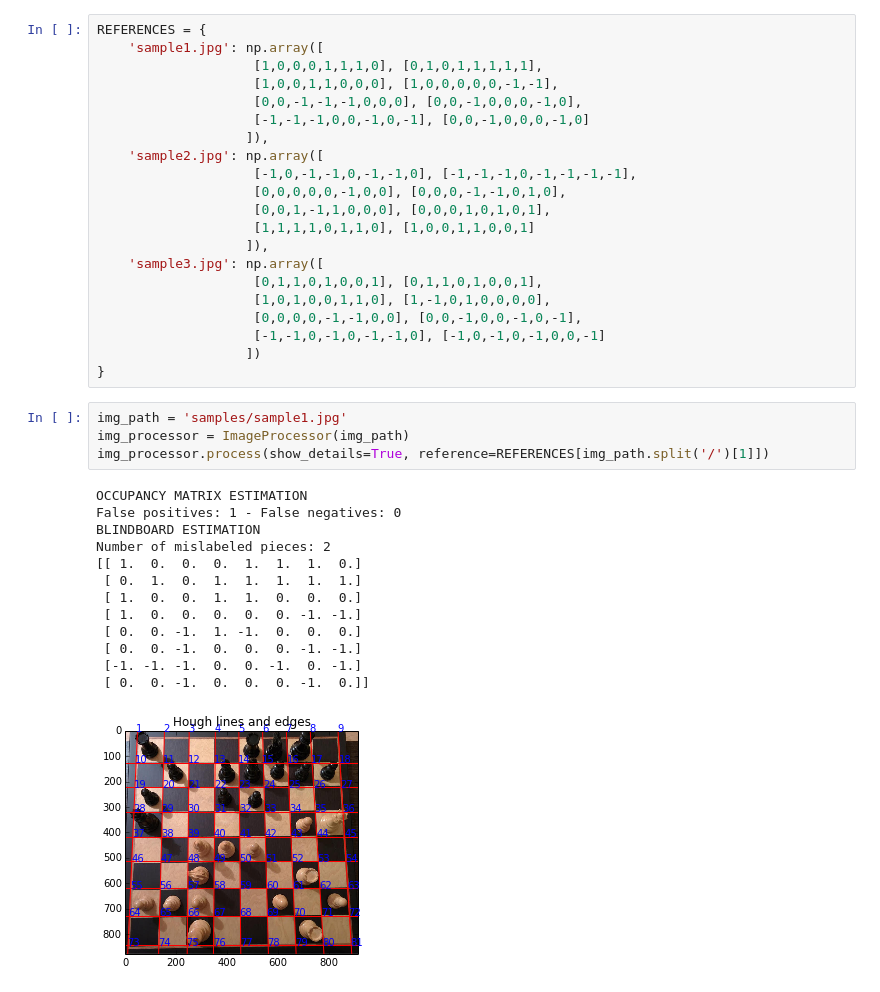
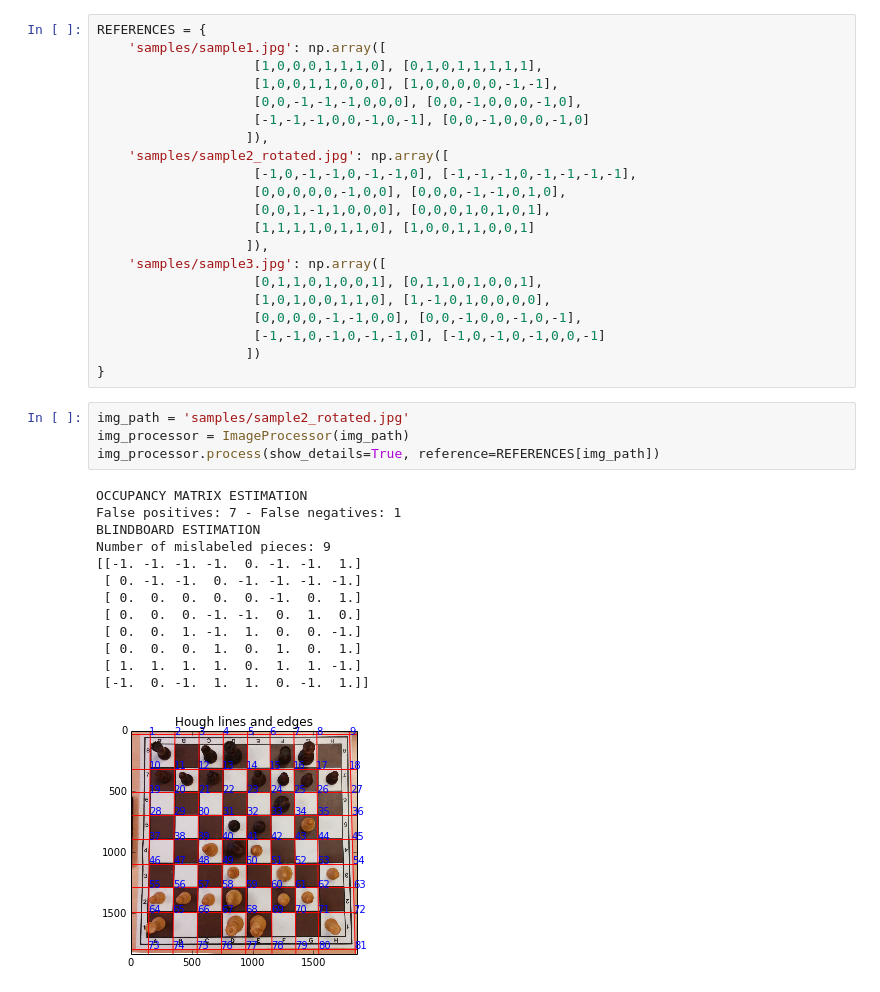
Before and after one commit to superwhoopy/chessreader, a Jupyter notebook: imgprocessor/image_processor.ipynb, the cells around one changed output. Drawn from its saved outputs; the diff is of its cells as text.

```diff
--- a/imgprocessor/image_processor.ipynb
+++ b/imgprocessor/image_processor.ipynb
@@ -186,19 +198,19 @@ class ImageProcessor(object):
         self._blindboard_matrix = np.reshape(estimates, (8, 8))
 # %%
 REFERENCES = {
-    'sample1.jpg': np.array([
+    'samples/sample1.jpg': np.array([
                     [1,0,0,0,1,1,1,0], [0,1,0,1,1,1,1,1],
                     [1,0,0,1,1,0,0,0], [1,0,0,0,0,0,-1,-1],
                     [0,0,-1,-1,-1,0,0,0], [0,0,-1,0,0,0,-1,0],
                     [-1,-1,-1,0,0,-1,0,-1], [0,0,-1,0,0,0,-1,0]
                    ]),
-    'sample2.jpg': np.array([
+    'samples/sample2_rotated.jpg': np.array([
                     [-1,0,-1,-1,0,-1,-1,0], [-1,-1,-1,0,-1,-1,-1,-1],
                     [0,0,0,0,0,-1,0,0], [0,0,0,-1,-1,0,1,0],
                     [0,0,1,-1,1,0,0,0], [0,0,0,1,0,1,0,1],
                     [1,1,1,1,0,1,1,0], [1,0,0,1,1,0,0,1]
                    ]),
-    'sample3.jpg': np.array([
+    'samples/sample3.jpg': np.array([
                     [0,1,1,0,1,0,0,1], [0,1,1,0,1,0,0,1],
                     [1,0,1,0,0,1,1,0], [1,-1,0,1,0,0,0,0],
                     [0,0,0,0,-1,-1,0,0], [0,0,-1,0,0,-1,0,-1],
@@ -206,20 +218,20 @@ REFERENCES = {
                    ])
 }
 # %%
-img_path = 'samples/sample1.jpg'
+img_path = 'samples/sample2_rotated.jpg'
 img_processor = ImageProcessor(img_path)
-img_processor.process(show_details=True, reference=REFERENCES[img_path.split('/')[1]])
+img_processor.process(show_details=True, reference=REFERENCES[img_path])
 # %% [output]
 OCCUPANCY MATRIX ESTIMATION
-False positives: 1 - False negatives: 0
+False positives: 7 - False negatives: 1
 BLINDBOARD ESTIMATION
-Number of mislabeled pieces: 2
-[[ 1.  0.  0.  0.  1.  1.  1.  0.]
- [ 0.  1.  0.  1.  1.  1.  1.  1.]
- [ 1.  0.  0.  1.  1.  0.  0.  0.]
- [ 1.  0.  0.  0.  0.  0. -1. -1.]
- [ 0.  0. -1.  1. -1.  0.  0.  0.]
- [ 0.  0. -1.  0.  0.  0. -1. -1.]
- [-1. -1. -1.  0.  0. -1.  0. -1.]
- [ 0.  0. -1.  0.  0.  0. -1.  0.]]
+Number of mislabeled pieces: 9
+[[-1. -1. -1. -1.  0. -1. -1.  1.]
+ [ 0. -1. -1.  0. -1. -1. -1. -1.]
+ [ 0.  0.  0.  0.  0. -1.  0.  1.]
+ [ 0.  0.  0. -1. -1.  0.  1.  0.]
+ [ 0.  0.  1. -1.  1.  0.  0. -1.]
+ [ 0.  0.  0.  1.  0.  1.  0.  1.]
+ [ 1.  1.  1.  1.  0.  1.  1. -1.]
+ [-1.  0. -1.  1.  1.  0. -1.  1.]]
-[figure, old version]
+[figure, new version]
```
Also changed, not shown: parts of 4 cells of this notebook, 1 other file.
